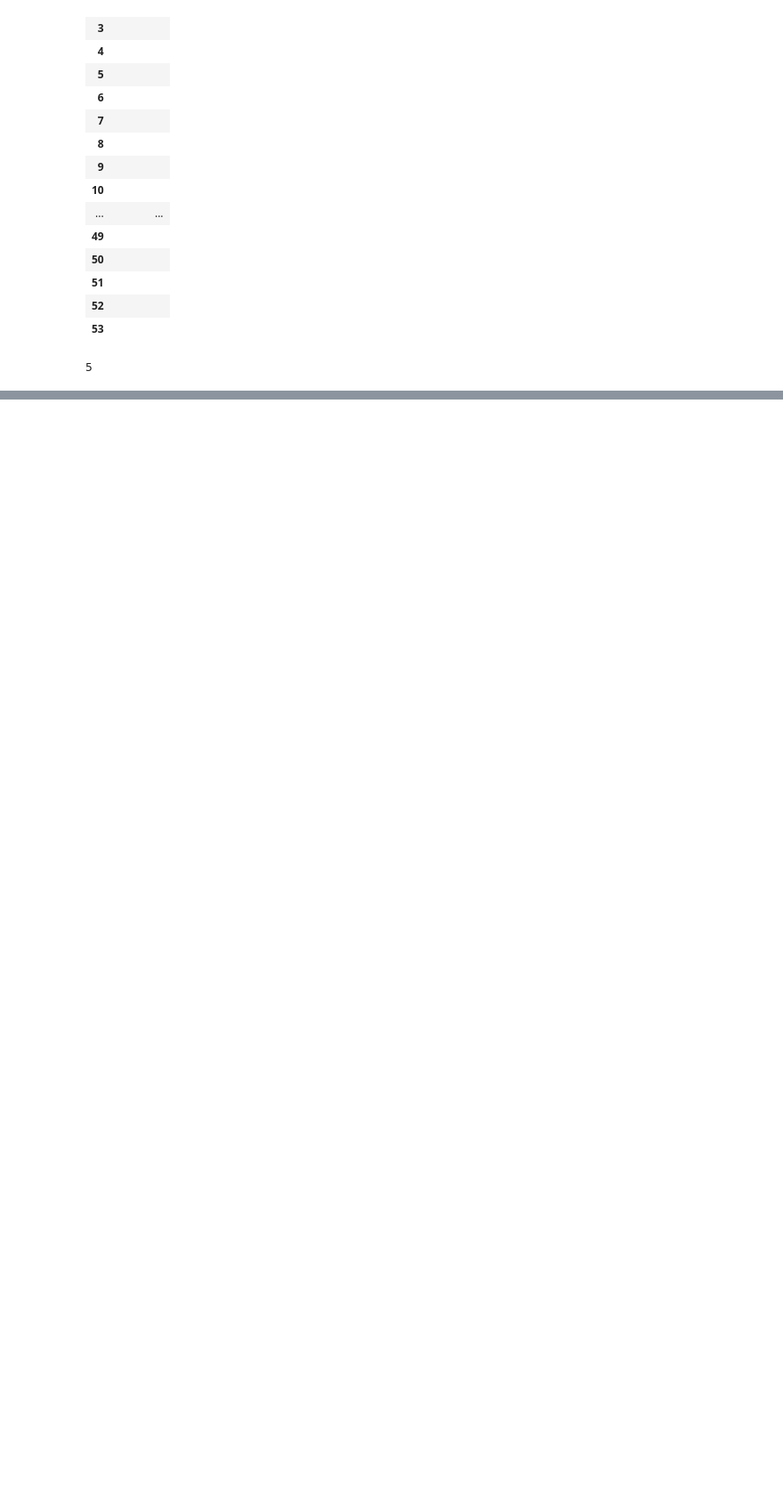
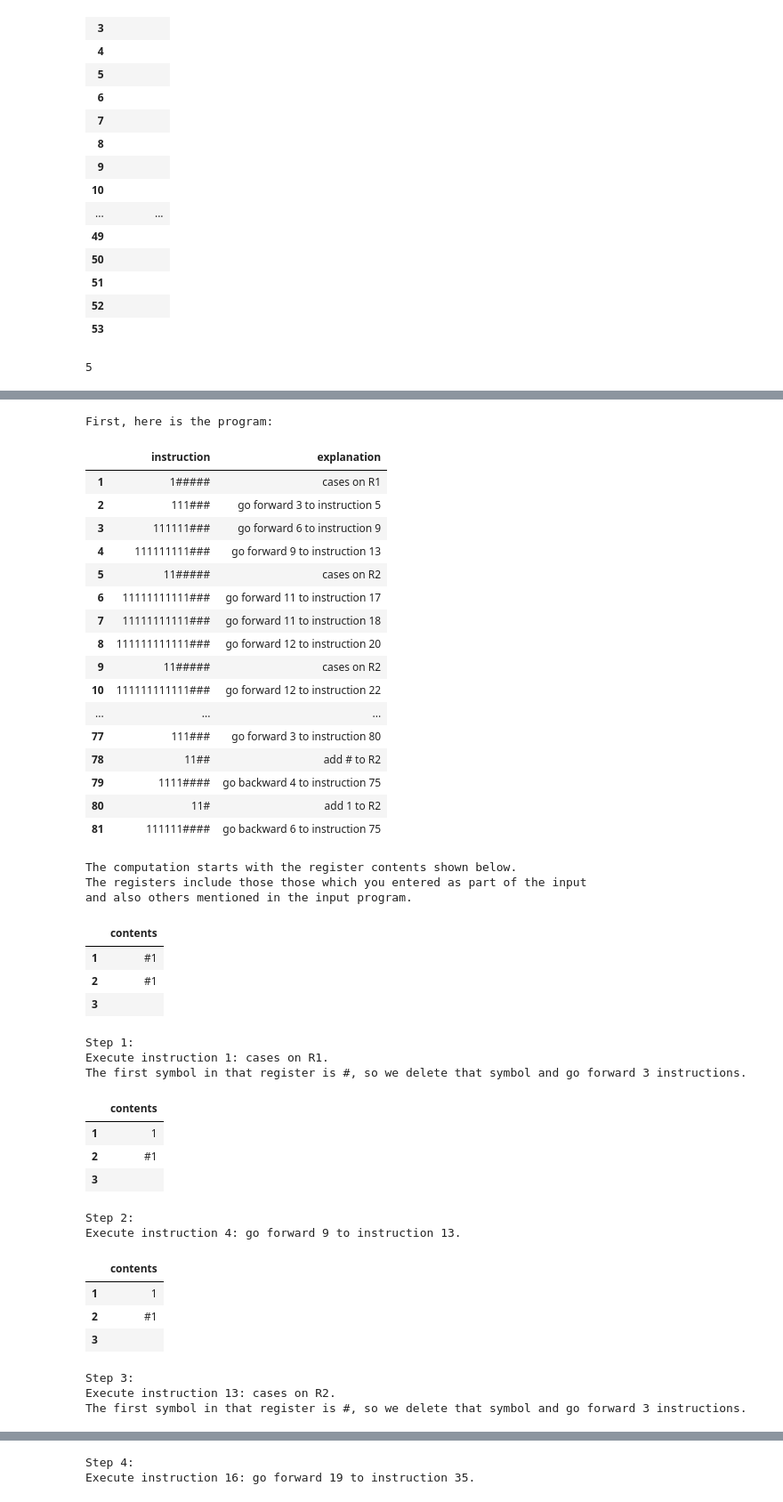
Before and after one commit to lmoss/onesharp, a Jupyter notebook: primitive_recursion.ipynb, the cells around one changed output, grey strips where cells are left out. Shown at 89% size. Drawn from its saved outputs; the diff is of its cells as text; code cells hidden in the pictures; blank space fills up the shorter version.

```diff
--- a/primitive_recursion.ipynb
+++ b/primitive_recursion.ipynb
@@ -965,0 +994,44 @@ program(s)
+# %%
+step_by_step(compare_prog(1,2),['#1','#1'])
+# %% [output]
+First, here is the program:
+|  | instruction | explanation |
+| 1 | 1##### | cases on R1 |
+| 2 | 111### | go forward 3 to instruction 5 |
+| 3 | 111111### | go forward 6 to instruction 9 |
+| 4 | 111111111### | go forward 9 to instruction 13 |
+| 5 | 11##### | cases on R2 |
+| 6 | 11111111111### | go forward 11 to instruction 17 |
+| 7 | 11111111111### | go forward 11 to instruction 18 |
+| 8 | 111111111111### | go forward 12 to instruction 20 |
+| 9 | 11##### | cases on R2 |
+| 10 | 111111111111### | go forward 12 to instruction 22 |
+| ... | ... | ... |
+| 77 | 111### | go forward 3 to instruction 80 |
+| 78 | 11## | add # to R2 |
+| 79 | 1111#### | go backward 4 to instruction 75 |
+| 80 | 11# | add 1 to R2 |
+| 81 | 111111#### | go backward 6 to instruction 75 |
+The computation starts with the register contents shown below.
+The registers include those those which you entered as part of the input
+and also others mentioned in the input program.
+|  | contents |
+| 1 | #1 |
+| 2 | #1 |
+| 3 |  |
+Step 1:
+Execute instruction 1: cases on R1.
+The first symbol in that register is #, so we delete that symbol and go forward 3 instructions.
+|  | contents |
+| 1 | 1 |
+| 2 | #1 |
+| 3 |  |
+Step 2:
+Execute instruction 4: go forward 9 to instruction 13.
+|  | contents |
+| 1 | 1 |
+| 2 | #1 |
+| 3 |  |
+Step 3:
+Execute instruction 13: cases on R2.
+The first symbol in that register is #, so we delete that symbol and go forward 3 instructions.
@@ -965,0 +1042,2 @@ program(s)
+Step 4:
+Execute instruction 16: go forward 19 to instruction 35.
```
Also changed, not shown: parts of 24 cells of this notebook.
